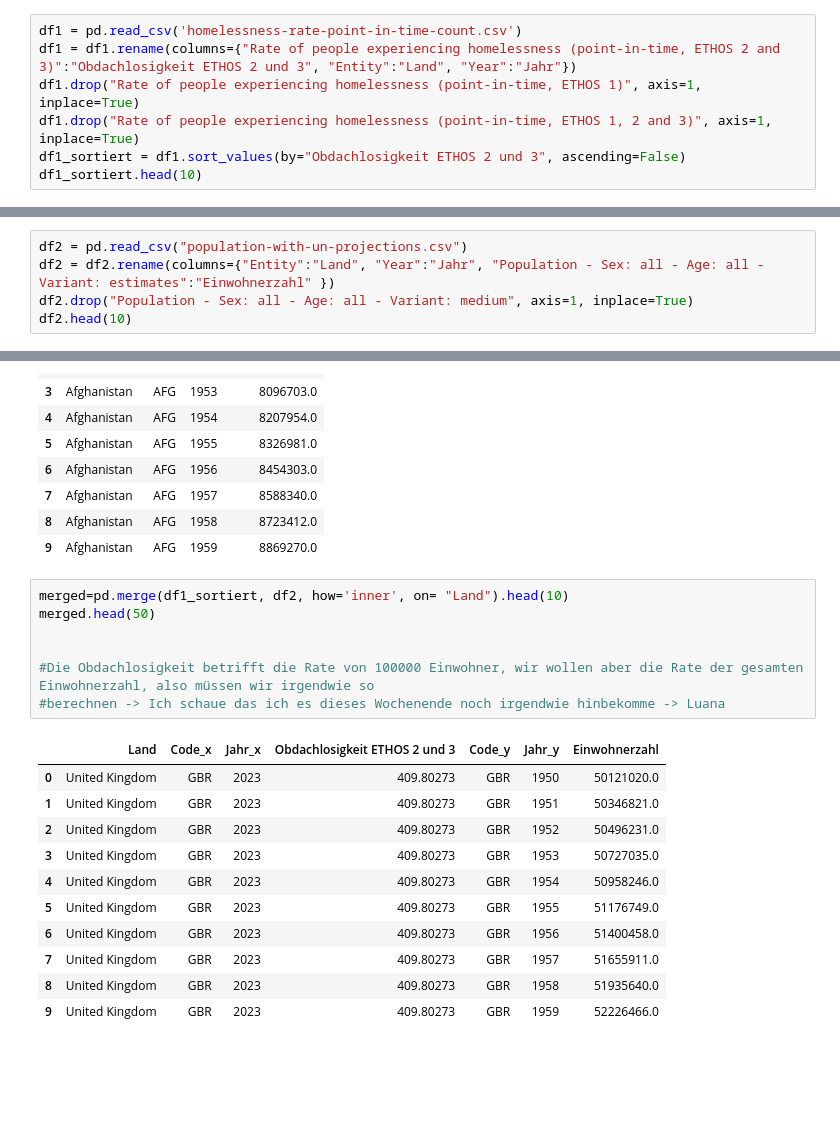
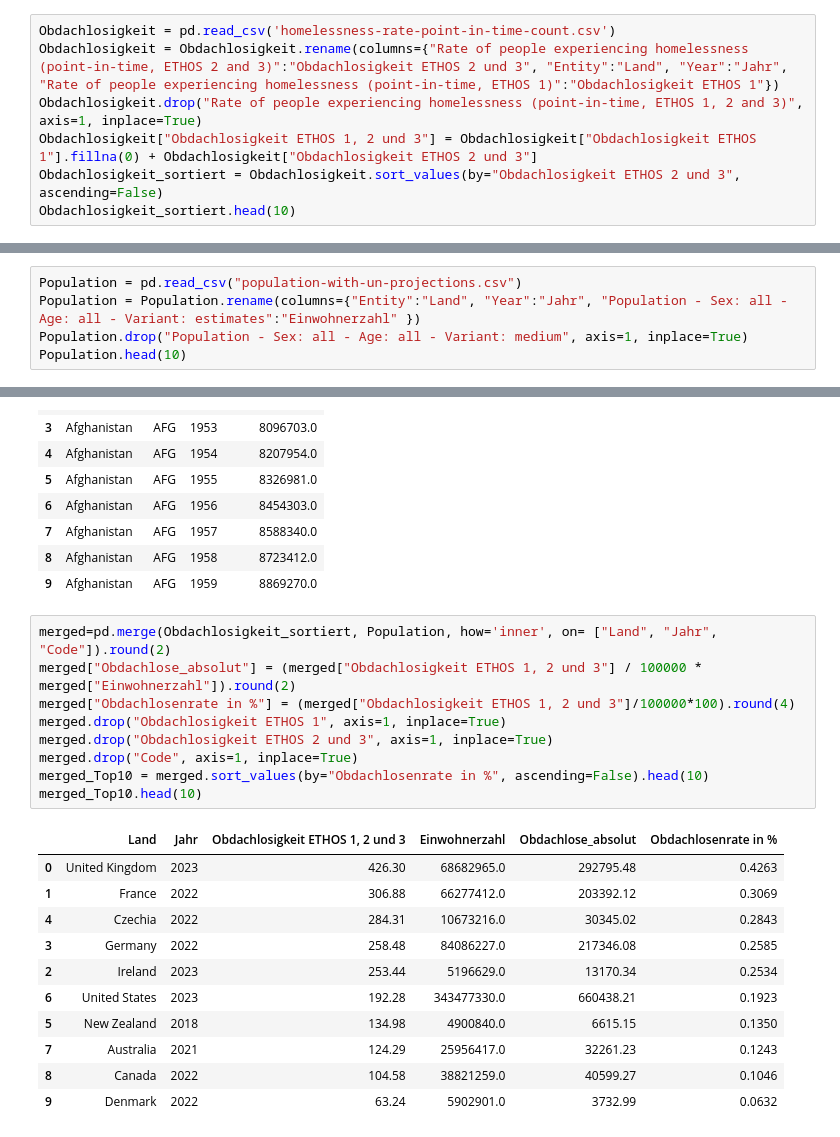
Before and after one commit to Lulibi/Informatik-LN, a Jupyter notebook: Obdachlosigkeit.ipynb, the cells around one changed output, grey strips where cells are left out. Saved outputs shown, nothing was run; the diff lists cells and outputs as text; blank space fills up the shorter version.

```diff
--- a/Obdachlosigkeit.ipynb
+++ b/Obdachlosigkeit.ipynb
@@ -24,8 +33,8 @@ from matplotlib import pyplot as plt
 # %%
-df1 = pd.read_csv('homelessness-rate-point-in-time-count.csv')
-df1 = df1.rename(columns={"Rate of people experiencing homelessness (point-in-time, ETHOS 2 and 3)":"Obdachlosigkeit ETHOS 2 und 3", "Entity":"Land", "Year":"Jahr"})
-df1.drop("Rate of people experiencing homelessness (point-in-time, ETHOS 1)", axis=1, inplace=True)
-df1.drop("Rate of people experiencing homelessness (point-in-time, ETHOS 1, 2 and 3)", axis=1, inplace=True)
-df1_sortiert = df1.sort_values(by="Obdachlosigkeit ETHOS 2 und 3", ascending=False)
-df1_sortiert.head(10)
+Obdachlosigkeit = pd.read_csv('homelessness-rate-point-in-time-count.csv')
+Obdachlosigkeit = Obdachlosigkeit.rename(columns={"Rate of people experiencing homelessness (point-in-time, ETHOS 2 and 3)":"Obdachlosigkeit ETHOS 2 und 3", "Entity":"Land", "Year":"Jahr", "Rate of people experiencing homelessness (point-in-time, ETHOS 1)":"Obdachlosigkeit ETHOS 1"})
+Obdachlosigkeit.drop("Rate of people experiencing homelessness (point-in-time, ETHOS 1, 2 and 3)", axis=1, inplace=True)
+Obdachlosigkeit["Obdachlosigkeit ETHOS 1, 2 und 3"] = Obdachlosigkeit["Obdachlosigkeit ETHOS 1"].fillna(0) + Obdachlosigkeit["Obdachlosigkeit ETHOS 2 und 3"]
+Obdachlosigkeit_sortiert = Obdachlosigkeit.sort_values(by="Obdachlosigkeit ETHOS 2 und 3", ascending=False)
+Obdachlosigkeit_sortiert.head(10)
 # %% [output]
@@ -43,8 +52,8 @@ df1_sortiert.head(10)
 # %%
-df2 = pd.read_csv("population-with-un-projections.csv")
-df2 = df2.rename(columns={"Entity":"Land", "Year":"Jahr", "Population - Sex: all - Age: all - Variant: estimates":"Einwohnerzahl" })
-df2.drop("Population - Sex: all - Age: all - Variant: medium", axis=1, inplace=True)
-df2.head(10)
+Population = pd.read_csv("population-with-un-projections.csv")
+Population = Population.rename(columns={"Entity":"Land", "Year":"Jahr", "Population - Sex: all - Age: all - Variant: estimates":"Einwohnerzahl" })
+Population.drop("Population - Sex: all - Age: all - Variant: medium", axis=1, inplace=True)
+Population.head(10)
 # %% [output]
 |  | Land | Code | Jahr | Einwohnerzahl |
 | 0 | Afghanistan | AFG | 1950 | 7776180.0 |
@@ -58,21 +67,23 @@ df2.head(10)
 | 8 | Afghanistan | AFG | 1958 | 8723412.0 |
 | 9 | Afghanistan | AFG | 1959 | 8869270.0 |
 # %%
-merged=pd.merge(df1_sortiert, df2, how='inner', on= "Land").head(10)
-merged.head(50)
-
-
-#Die Obdachlosigkeit betrifft die Rate von 100000 Einwohner, wir wollen aber die Rate der gesamten Einwohnerzahl, also müssen wir irgendwie so
-#berechnen -> Ich schaue das ich es dieses Wochenende noch irgendwie hinbekomme -> Luana
+merged=pd.merge(Obdachlosigkeit_sortiert, Population, how='inner', on= ["Land", "Jahr", "Code"]).round(2)
+merged["Obdachlose_absolut"] = (merged["Obdachlosigkeit ETHOS 1, 2 und 3"] / 100000 * merged["Einwohnerzahl"]).round(2)
+merged["Obdachlosenrate in %"] = (merged["Obdachlosigkeit ETHOS 1, 2 und 3"]/100000*100).round(4)
+merged.drop("Obdachlosigkeit ETHOS 1", axis=1, inplace=True)
+merged.drop("Obdachlosigkeit ETHOS 2 und 3", axis=1, inplace=True)
+merged.drop("Code", axis=1, inplace=True)
+merged_Top10 = merged.sort_values(by="Obdachlosenrate in %", ascending=False).head(10)
+merged_Top10.head(10)
 # %% [output]
-|  | Land | Code_x | Jahr_x | Obdachlosigkeit ETHOS 2 und 3 | Code_y | Jahr_y | Einwohnerzahl |
-| 0 | United Kingdom | GBR | 2023 | 409.80273 | GBR | 1950 | 50121020.0 |
-| 1 | United Kingdom | GBR | 2023 | 409.80273 | GBR | 1951 | 50346821.0 |
-| 2 | United Kingdom | GBR | 2023 | 409.80273 | GBR | 1952 | 50496231.0 |
-| 3 | United Kingdom | GBR | 2023 | 409.80273 | GBR | 1953 | 50727035.0 |
-| 4 | United Kingdom | GBR | 2023 | 409.80273 | GBR | 1954 | 50958246.0 |
-| 5 | United Kingdom | GBR | 2023 | 409.80273 | GBR | 1955 | 51176749.0 |
-| 6 | United Kingdom | GBR | 2023 | 409.80273 | GBR | 1956 | 51400458.0 |
-| 7 | United Kingdom | GBR | 2023 | 409.80273 | GBR | 1957 | 51655911.0 |
-| 8 | United Kingdom | GBR | 2023 | 409.80273 | GBR | 1958 | 51935640.0 |
-| 9 | United Kingdom | GBR | 2023 | 409.80273 | GBR | 1959 | 52226466.0 |
+|  | Land | Jahr | Obdachlosigkeit ETHOS 1, 2 und 3 | Einwohnerzahl | Obdachlose_absolut | Obdachlosenrate in % |
+| 0 | United Kingdom | 2023 | 426.30 | 68682965.0 | 292795.48 | 0.4263 |
+| 1 | France | 2022 | 306.88 | 66277412.0 | 203392.12 | 0.3069 |
+| 4 | Czechia | 2022 | 284.31 | 10673216.0 | 30345.02 | 0.2843 |
+| 3 | Germany | 2022 | 258.48 | 84086227.0 | 217346.08 | 0.2585 |
+| 2 | Ireland | 2023 | 253.44 | 5196629.0 | 13170.34 | 0.2534 |
+| 6 | United States | 2023 | 192.28 | 343477330.0 | 660438.21 | 0.1923 |
+| 5 | New Zealand | 2018 | 134.98 | 4900840.0 | 6615.15 | 0.1350 |
+| 7 | Australia | 2021 | 124.29 | 25956417.0 | 32261.23 | 0.1243 |
+| 8 | Canada | 2022 | 104.58 | 38821259.0 | 40599.27 | 0.1046 |
+| 9 | Denmark | 2022 | 63.24 | 5902901.0 | 3732.99 | 0.0632 |
```
Also changed, not shown: parts of 4 cells of this notebook.
